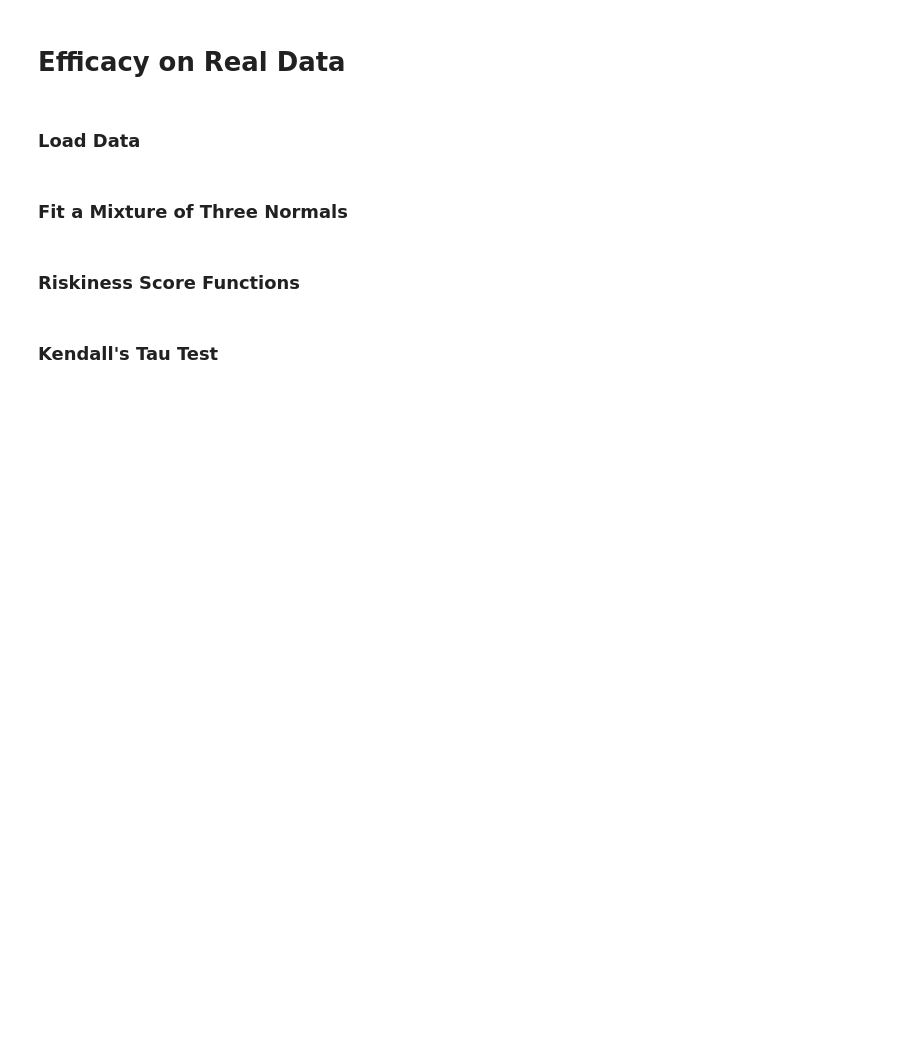
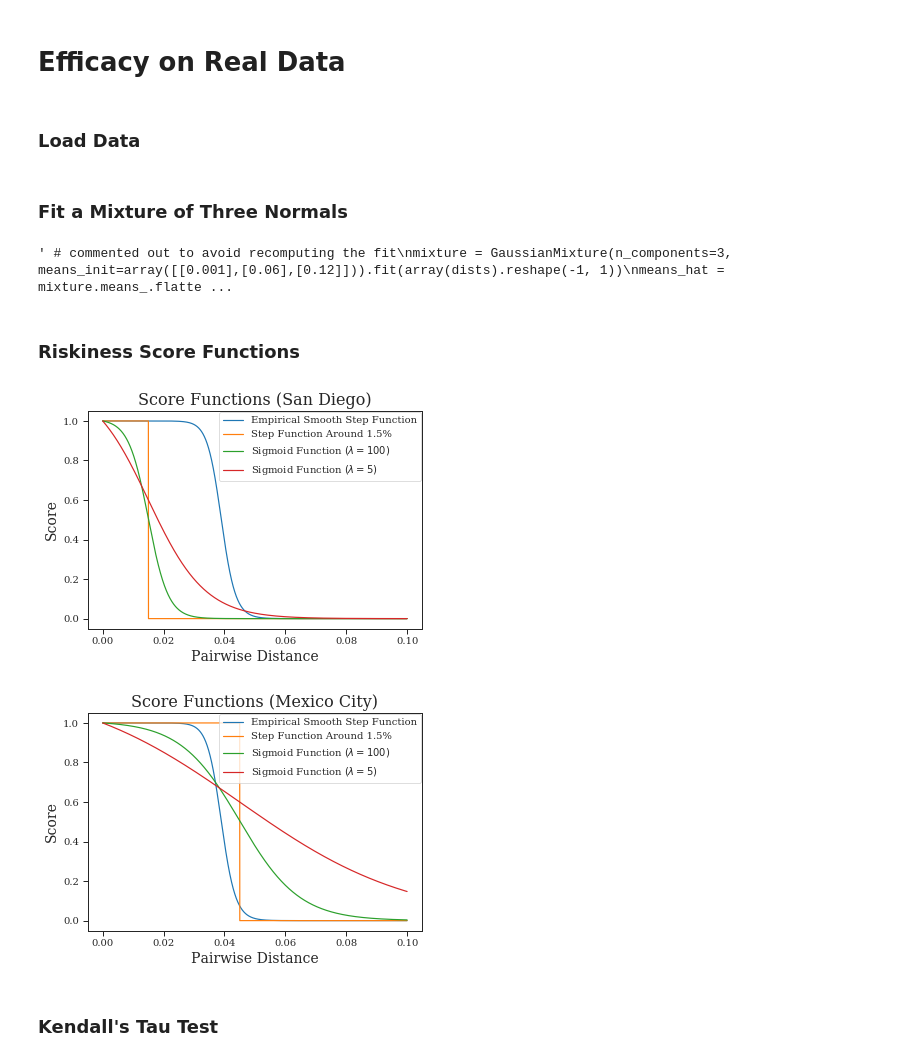
Before and after one commit to niemasd/ProACT-Paper-Final, a Jupyter notebook: scripts/Figures.ipynb, the cells around one changed output. Saved outputs shown, nothing was run; the diff lists cells and outputs as text; code cells hidden in the pictures; blank space fills up the shorter version.

Commit message:
Updated figures

```diff
--- a/scripts/Figures.ipynb
+++ b/scripts/Figures.ipynb
@@ -25,7 +25,7 @@ from treeswift import read_tree_newick
 import matplotlib.pyplot as plt
 import matplotlib.ticker as ticker
 FIGDIR = '../figs'
-TN93THRESH = 0.015
+TN93THRESH = {'sd': 0.015, 'mx': 0.045}
 SIMTIME = 10 # simulations were 10 years
 RC = {"font.size":12,"axes.titlesize":16,"axes.labelsize":14,"legend.fontsize":10,"xtick.labelsize":10,"ytick.labelsize":10}
 set_context("paper", rc=RC); set_style("ticks"); rcParams['font.family'] = 'serif'
@@ -193,7 +195,6 @@ DATE = {per:max(datetime.strptime(l.split('_')[1], '%m-%d-%y') for l in data['pr
 # %% [markdown]
 ### Fit a Mixture of Three Normals
 # %%
-tn93_dists = [float(e.split(',')[2]) for e in gopen('../real_data/sd.full.tn93.csv.gz').read().decode().splitlines() if not e.startswith('ID1,')]
 ''' # commented out to avoid recomputing the fit
 mixture = GaussianMixture(n_components=3, means_init=array([[0.001],[0.06],[0.12]])).fit(array(dists).reshape(-1, 1))
 means_hat = mixture.means_.flatten()
@@ -204,8 +205,8 @@ print(means_hat)
 print(sds_hat)
 print(weights_hat)
 '''
-# precomputed the normal distribution fits as (mean,stdev,weight) tuples
-tn93_norms = [(0.01912874,0.01026023,0.00550792), (0.0608724,0.01175875,0.9477272), (0.11828241,0.01250665,0.04676488)]
+# %% [output]
+' # commented out to avoid recomputing the fit\nmixture = GaussianMixture(n_components=3, means_init=array([[0.001],[0.06],[0.12]])).fit(array(dists).reshape(-1, 1))\nmeans_hat = mixture.means_.flatte ...
 # %% [markdown]
 ### Riskiness Score Functions
 # %%
@@ -246,24 +258,28 @@ SCOREFUNCS = ['norm-fit','step','sigmoid-L100','sigmoid-L5']
 # %%
 xmin = 0
 ymin = None
 ymax = None
-for xmax in [0.1]:#,0.75]:
-    fig = plt.figure()
-    x = linspace(xmin,xmax,100001)
-    for scorekey in SCOREFUNCS:
-        scorename = score_functions['label'][scorekey]; scorefunc = score_functions['function'][scorekey]
-        y = [scorefunc(xi) for xi in x]
-        plt.plot(x, y, label=scorename)
-    plt.ylim(ymin=ymin,ymax=ymax)
-    plt.title("Score Functions")
-    plt.xlabel("Pairwise Distance")
-    plt.ylabel("Score")
-    if xmax < 0.25:
-        plt.legend(bbox_to_anchor=(0.995, 0.995), loc=1, borderaxespad=0.)
-        fig.savefig('%s/riskiness_score_functions_zoomed.pdf'%FIGDIR, format='pdf', bbox_inches='tight')
-    else:
-        plt.legend(bbox_to_anchor=(0.995, 0.995), loc=1, borderaxespad=0.)
-        fig.savefig('%s/riskiness_score_functions.pdf'%FIGDIR, format='pdf', bbox_inches='tight')
+for k in ['sd','mx']:
+    for xmax in [0.1]:#,0.75]:
+        fig = plt.figure()
+        x = linspace(xmin,xmax,100001)
+        for scorekey in SCOREFUNCS:
+            scorename = score_functions['label'][scorekey]; scorefunc = score_functions['function'][scorekey][k]
+            y = [scorefunc(xi) for xi in x]
+            plt.plot(x, y, label=scorename)
+        plt.ylim(ymin=ymin,ymax=ymax)
+        plt.title("Score Functions (%s)"%metareal['label'][k])
+        plt.xlabel("Pairwise Distance")
+        plt.ylabel("Score")
+        if xmax < 0.25:
+            plt.legend(bbox_to_anchor=(0.995, 0.995), loc=1, borderaxespad=0.)
+            fig.savefig('%s/riskiness_score_functions_%s_zoomed.pdf'%(FIGDIR,k), format='pdf', bbox_inches='tight')
+        else:
+            plt.legend(bbox_to_anchor=(0.995, 0.995), loc=1, borderaxespad=0.)
+            fig.savefig('%s/riskiness_score_functions_%s.pdf'%(FIGDIR,k), format='pdf', bbox_inches='tight')
+# %% [output]
+[figure, added]
+[figure, added]
 # %% [markdown]
 ### Kendall's Tau Test
 # %%
```
Also changed, not shown: parts of 12 cells of this notebook, 50 other files.
